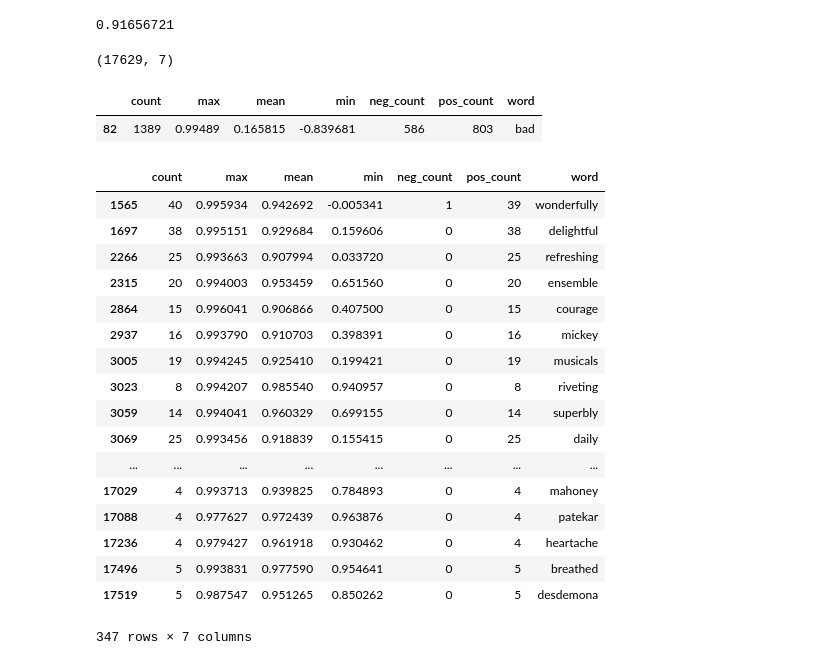
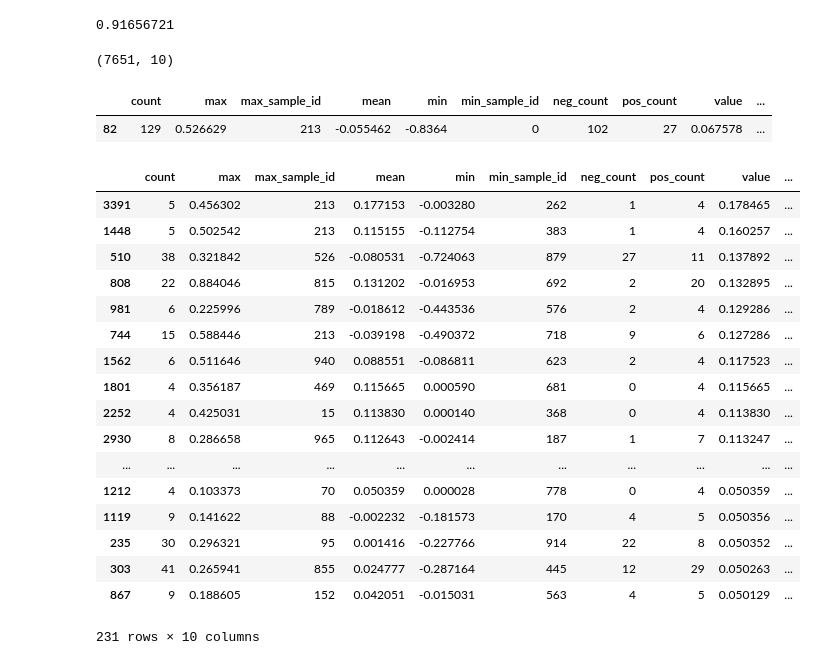
Before and after one commit to udsclub/whiskey-sentiment-analysis, a Jupyter notebook: word_impact_research.ipynb, the cells around one changed output. Drawn from its saved outputs; the diff is of its cells as text; code cells hidden in the pictures.

Commit message:
fix bug in generate function
  add inspect_sample function

```diff
--- a/word_impact_research.ipynb
+++ b/word_impact_research.ipynb
@@ -177,7 +181,7 @@ lstm_predict("good")
 def generate(sequence):
     rez = []
     for i in range(len(sequence)):
-        rez.append(np.hstack(([0], padded_sequences_test[0][:i], padded_sequences_test[0][i+1:])))
+        rez.append(np.hstack(([0], sequence[:i], sequence[i+1:])))
     return np.array(rez)
 # %%
 def predict(hacked):
@@ -187,7 +191,7 @@ def compare(sequences, seq_preds):
     word_scores = {}
     for si, seq in enumerate(sequences):
 
-        hacked = generate(seq) # 69x70
+        hacked = generate(seq) # 70x70
         preds = predict(hacked)
 
         #70x1
@@ -198,5 +202,7 @@ def compare(sequences, seq_preds):
             if word not in word_scores:
                 word_scores[word] = []
 
-            word_scores[word].append(seq_score - preds[i])
+            #word_scores[word].append((seq_score, preds[i], si))
+            word_scores[word].append((seq_score - preds[i], si))
+
     return word_scores
@@ -205,47 +226,52 @@ index_to_word = {index: word for word, index in tokenizer.word_index.items()}
 # %%
-word_scores = compare(padded_sequences_test, predict(padded_sequences_test))
+word_scores = compare(padded_sequences_test[:1000], predict(padded_sequences_test[:1000]))
 # %%
 word_values = []
 for word_index, scores in word_scores.items():
     s = sorted(scores)
+    Min = s[0]
+    Max = s[-1]
     word_values.append({
         'word': index_to_word.get(word_index, 'NAN'),
-        'min': s[0],
-        'max': s[-1],
-        'mean': np.mean(s),
+        'min': Min[0],
+        'max': Max[0],
+        'mean': np.mean(s, axis=0)[0],
+        'value': sum([abs(si[0]) for si in s])/len(s),
         'count': len(s),
-        'pos_count': len([s0 for s0 in s if s0 > 0]),
-        'neg_count': len([s0 for s0 in s if s0 < 0]),
+        'pos_count': len([s0 for s0 in s if s0[0] > 0]),
+        'neg_count': len([s0 for s0 in s if s0[0] < 0]),
+        'min_sample_id': Min[1],
+        'max_sample_id': Max[1],
     })
 # %%
 rez = pd.DataFrame(word_values)
 # %%
 rez.shape
 # %% [output]
-(17629, 7)
+(7651, 10)
 # %%
 rez[rez['word'] == 'bad']
 # %% [output]
-|  | count | max | mean | min | neg_count | pos_count | word |
-| 82 | 1389 | 0.99489 | 0.165815 | -0.839681 | 586 | 803 | bad |
+|  | count | max | max_sample_id | mean | min | min_sample_id | neg_count | pos_count | value | ... |
+| 82 | 129 | 0.526629 | 213 | -0.055462 | -0.8364 | 0 | 102 | 27 | 0.067578 | ... |
 # %%
-rez[rez['mean'] > 0.9][rez['pos_count'] > 3]
+rez[rez['value']>0.05][rez['pos_count'] > 3].sort_values(by=['value'], ascending=False)
 # %% [output]
-|  | count | max | mean | min | neg_count | pos_count | word |
-| 1565 | 40 | 0.995934 | 0.942692 | -0.005341 | 1 | 39 | wonderfully |
-| 1697 | 38 | 0.995151 | 0.929684 | 0.159606 | 0 | 38 | delightful |
-| 2266 | 25 | 0.993663 | 0.907994 | 0.033720 | 0 | 25 | refreshing |
-| 2315 | 20 | 0.994003 | 0.953459 | 0.651560 | 0 | 20 | ensemble |
-| 2864 | 15 | 0.996041 | 0.906866 | 0.407500 | 0 | 15 | courage |
-| 2937 | 16 | 0.993790 | 0.910703 | 0.398391 | 0 | 16 | mickey |
-| 3005 | 19 | 0.994245 | 0.925410 | 0.199421 | 0 | 19 | musicals |
-| 3023 | 8 | 0.994207 | 0.985540 | 0.940957 | 0 | 8 | riveting |
-| 3059 | 14 | 0.994041 | 0.960329 | 0.699155 | 0 | 14 | superbly |
-| 3069 | 25 | 0.993456 | 0.918839 | 0.155415 | 0 | 25 | daily |
-| ... | ... | ... | ... | ... | ... | ... | ... |
-| 17029 | 4 | 0.993713 | 0.939825 | 0.784893 | 0 | 4 | mahoney |
-| 17088 | 4 | 0.977627 | 0.972439 | 0.963876 | 0 | 4 | patekar |
-| 17236 | 4 | 0.979427 | 0.961918 | 0.930462 | 0 | 4 | heartache |
-| 17496 | 5 | 0.993831 | 0.977590 | 0.954641 | 0 | 5 | breathed |
-| 17519 | 5 | 0.987547 | 0.951265 | 0.850262 | 0 | 5 | desdemona |
+|  | count | max | max_sample_id | mean | min | min_sample_id | neg_count | pos_count | value | ... |
+| 3391 | 5 | 0.456302 | 213 | 0.177153 | -0.003280 | 262 | 1 | 4 | 0.178465 | ... |
+| 1448 | 5 | 0.502542 | 213 | 0.115155 | -0.112754 | 383 | 1 | 4 | 0.160257 | ... |
+| 510 | 38 | 0.321842 | 526 | -0.080531 | -0.724063 | 879 | 27 | 11 | 0.137892 | ... |
+| 808 | 22 | 0.884046 | 815 | 0.131202 | -0.016953 | 692 | 2 | 20 | 0.132895 | ... |
+| 981 | 6 | 0.225996 | 789 | -0.018612 | -0.443536 | 576 | 2 | 4 | 0.129286 | ... |
+| 744 | 15 | 0.588446 | 213 | -0.039198 | -0.490372 | 718 | 9 | 6 | 0.127286 | ... |
+| 1562 | 6 | 0.511646 | 940 | 0.088551 | -0.086811 | 623 | 2 | 4 | 0.117523 | ... |
+| 1801 | 4 | 0.356187 | 469 | 0.115665 | 0.000590 | 681 | 0 | 4 | 0.115665 | ... |
+| 2252 | 4 | 0.425031 | 15 | 0.113830 | 0.000140 | 368 | 0 | 4 | 0.113830 | ... |
+| 2930 | 8 | 0.286658 | 965 | 0.112643 | -0.002414 | 187 | 1 | 7 | 0.113247 | ... |
+| ... | ... | ... | ... | ... | ... | ... | ... | ... | ... | ... |
+| 1212 | 4 | 0.103373 | 70 | 0.050359 | 0.000028 | 778 | 0 | 4 | 0.050359 | ... |
+| 1119 | 9 | 0.141622 | 88 | -0.002232 | -0.181573 | 170 | 4 | 5 | 0.050356 | ... |
+| 235 | 30 | 0.296321 | 95 | 0.001416 | -0.227766 | 914 | 22 | 8 | 0.050352 | ... |
+| 303 | 41 | 0.265941 | 855 | 0.024777 | -0.287164 | 445 | 12 | 29 | 0.050263 | ... |
+| 867 | 9 | 0.188605 | 152 | 0.042051 | -0.015031 | 563 | 4 | 5 | 0.050129 | ... |
-347 rows × 7 columns
+231 rows × 10 columns
```
Also changed, not shown: parts of 9 cells of this notebook.
